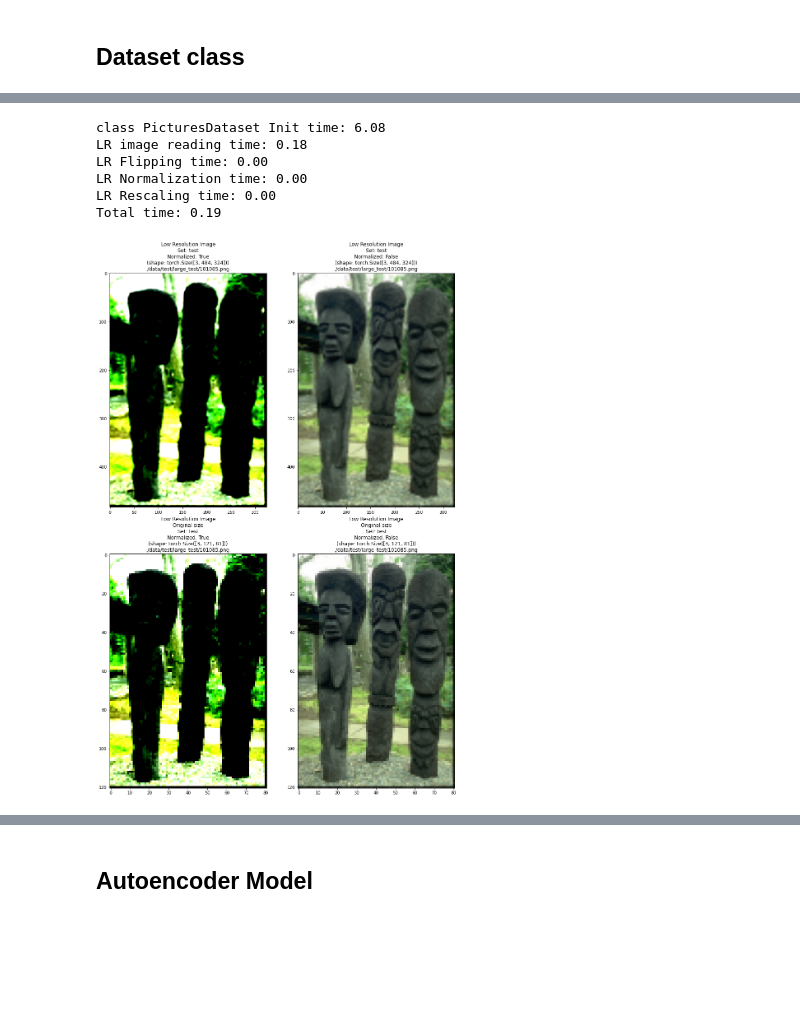
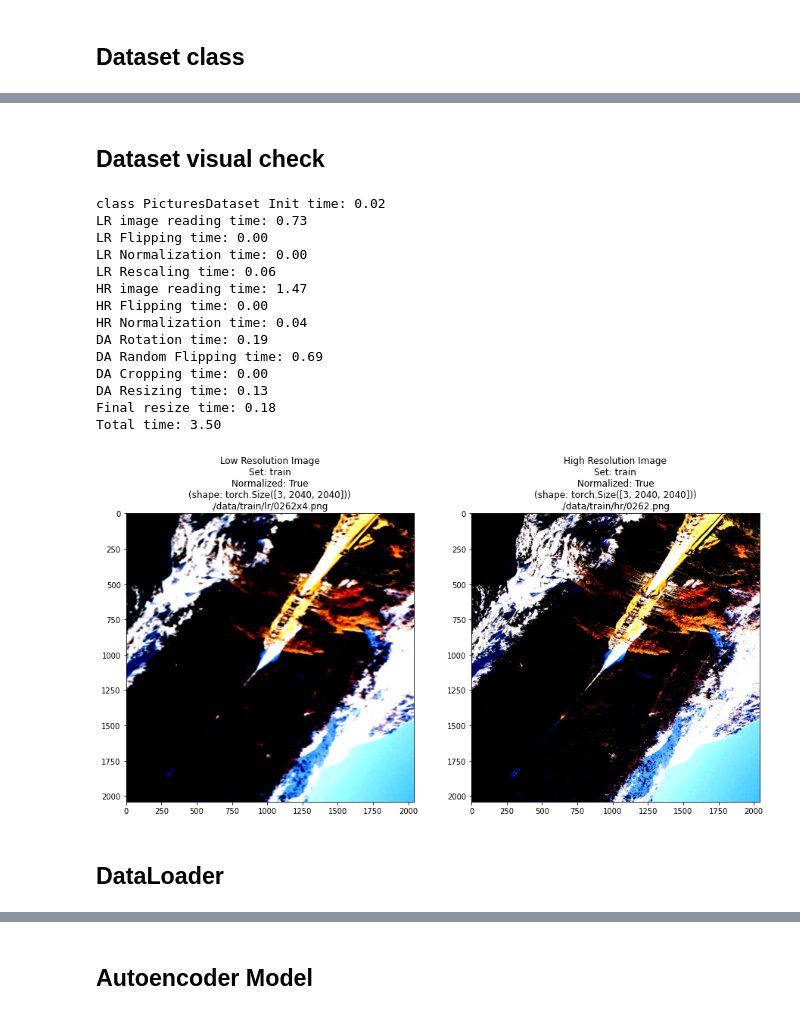
Before and after one commit to alejandroxag/hw5, a Jupyter notebook: nbs/autoencoder.ipynb, the cells around one changed output, grey strips where cells are left out. Cells and saved outputs as stored; diff of their text form; code cells hidden in the pictures; blank space fills up the shorter version.

```diff
--- a/nbs/autoencoder.ipynb
+++ b/nbs/autoencoder.ipynb
@@ -45,6 +53,7 @@ class PicturesDataset(Dataset):
 
     def __init__(self,
                  mode,
+                 final_size,
                  normalize=False,
                  data_augmentation=None,
                  interpolation=TF.InterpolationMode.NEAREST,
@@ -66,10 +75,14 @@ class PicturesDataset(Dataset):
 
         self.data_dir = data_dirs[mode]
         self.mode = mode
+        self.final_size = final_size
         self.data_augmentation = data_augmentation
         self.normalize = normalize
         self.verbose = verbose
         self.interpolation = interpolation
+
+        self.final_size_transf = transforms.Resize(size=[self.final_size, self.final_size],
+                                                   interpolation=self.interpolation)
 
         if mode != 'test':
             self.file_names_lr = sorted(glob.glob(f'{self.data_dir}/lr/*.png'))
@@ -111,8 +124,9 @@ class PicturesDataset(Dataset):
         # 4x rescaling
         s = time.time()
         pic_lr_h, pic_lr_w = pic_lr.shape[1], pic_lr.shape[2]
-        pic_lr = transforms.Resize(size=[4*pic_lr_h, 4*pic_lr_w],
-                                   interpolation=self.interpolation)(pic_lr)
+        pic_lr = TF.resize(pic_lr,
+                           size=[4*pic_lr_h, 4*pic_lr_w],
+                           interpolation=self.interpolation)
         if self.verbose: print(f'LR Rescaling time: {time.time() - s:0.2f}')
 
         if self.mode != 'test':
@@ -138,11 +152,22 @@ class PicturesDataset(Dataset):
             if self.data_augmentation != None:
                 pic_lr, pic_hr = self.data_augmentation_transform(pic_lr, pic_hr)
 
+            # Final resize
+            s = time.time()
+            pic_lr = self.final_size_transf(pic_lr)
+            pic_hr = self.final_size_transf(pic_hr)
+            if self.verbose: print(f'Final resize time: {time.time() - s:0.2f}')
+
             return pic_lr, pic_hr
 
         else:
-            pic_lr_size = pic_lr_h, pic_lr_w
-            pic_lr_norm_params = pic_lr_mean, pic_lr_std
+            # Final resize
+            s = time.time()
+            pic_lr = self.final_size_transf(pic_lr)
+            if self.verbose: print(f'Final resize time: {time.time() - s:0.2f}')
+
+            pic_lr_size = {'heights': pic_lr_h, 'widths': pic_lr_w}
+            pic_lr_norm_params = {'means': pic_lr_mean, 'stds': pic_lr_std}
 
             return pic_lr, pic_lr_size, pic_lr_norm_params
 
@@ -270,3 +227,5 @@ print()
+# %% [markdown]
+## Dataset visual check
 # %%
 #export
 def plot_pictures(dataset, idx='random'):
@@ -302,10 +261,10 @@ def plot_pictures(dataset, idx='random'):
         shape_lr = pic_lr.shape
         file_lr = dataset.file_names_lr[idx]
 
-        pic_lr_unnormalized = pic_lr * pic_lr_norm_params[1] + pic_lr_norm_params[0]
+        pic_lr_unnormalized = pic_lr * pic_lr_norm_params['stds'] + pic_lr_norm_params['means']
         shape_lr_unnormalized = pic_lr_unnormalized.shape
 
-        resize_pic = transforms.Resize(size=[pic_lr_size[0], pic_lr_size[1]],
+        resize_pic = transforms.Resize(size=[pic_lr_size['heights'], pic_lr_size['widths']],
                                        interpolation=TF.InterpolationMode.BICUBIC)
         pic_lr_resized = resize_pic(pic_lr)
         shape_lr_resized = pic_lr_resized.shape
@@ -335,24 +294,36 @@ def plot_pictures(dataset, idx='random'):
 
         plt.show()
 # %%
-mode = 'test'
+mode = 'train'
+FINAL_SIZE = 2040
 normalize=True
 data_augmentation = ['crop', 'rotate', 'flip'] if mode == 'train' else None
 interpolation = TF.InterpolationMode.BILINEAR
 verbose=True
 
 dataset = PicturesDataset(mode=mode,
+                          final_size=FINAL_SIZE,
                           normalize=normalize,
                           data_augmentation=data_augmentation,
                           interpolation=interpolation,
                           verbose=verbose)
 
 plot_pictures(dataset=dataset, idx='random')
 # %% [output]
-class PicturesDataset Init time: 6.08
-LR image reading time: 0.18
+class PicturesDataset Init time: 0.02
+LR image reading time: 0.73
 LR Flipping time: 0.00
 LR Normalization time: 0.00
-LR Rescaling time: 0.00
-Total time: 0.19
+LR Rescaling time: 0.06
+HR image reading time: 1.47
+HR Flipping time: 0.00
+HR Normalization time: 0.04
+DA Rotation time: 0.19
+DA Random Flipping time: 0.69
+DA Cropping time: 0.00
+DA Resizing time: 0.13
+Final resize time: 0.18
+Total time: 3.50
-[figure, old version]
+[figure, new version]
+# %% [markdown]
+## DataLoader
```
Also changed, not shown: parts of 16 cells of this notebook.
